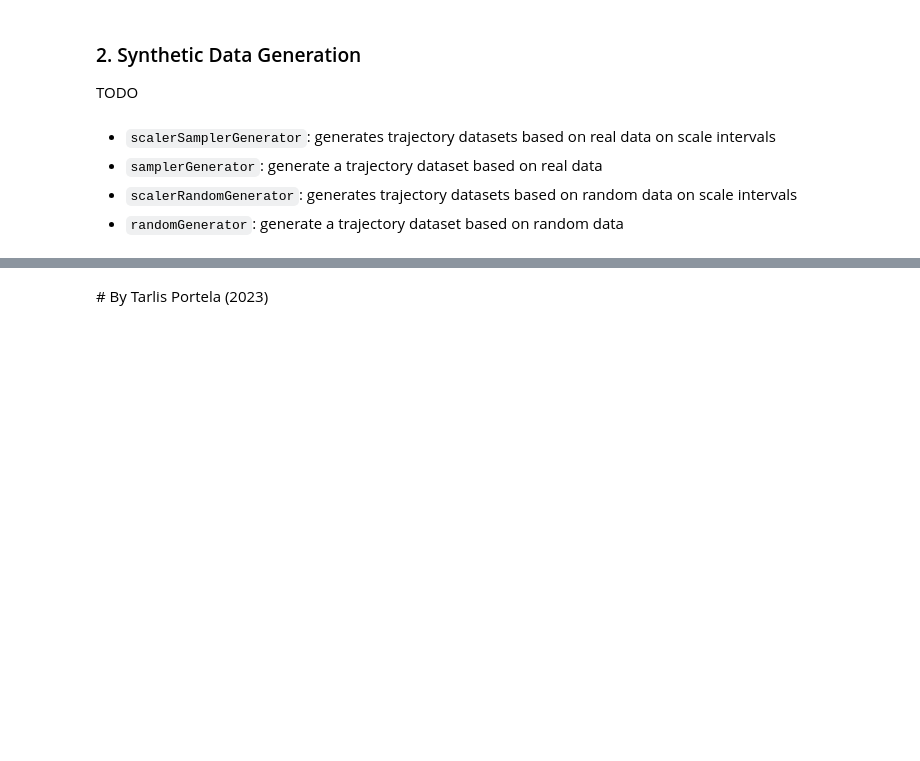
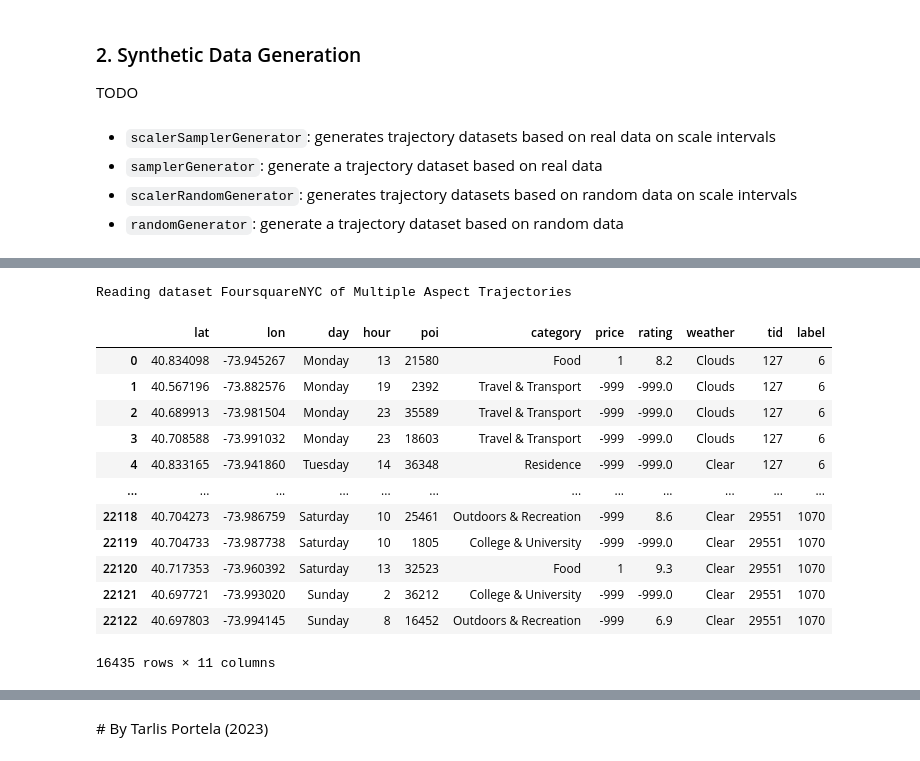
Before and after one commit to mat-analysis/mat-data, a Jupyter notebook: MAT-data-Tutorial.ipynb, the cells around one changed output, grey strips where cells are left out. Cells and saved outputs as stored; diff of their text form; code cells hidden in the pictures; blank space fills up the shorter version.

Commit message:
MAT-data: Data Preprocessing for Multiple Aspect Trajectory Data Mining

```diff
--- a/MAT-data-Tutorial.ipynb
+++ b/MAT-data-Tutorial.ipynb
@@ -105,0 +114,22 @@ from matdata.generator import *
+# %%
+from matdata.datasets import load_ds
+
+# dataset='mat.FoursquareNYC' => dafault
+
+df = load_ds(sample_size=0.25)
+df
+# %% [output]
+Reading dataset FoursquareNYC of Multiple Aspect Trajectories
+|  | lat | lon | day | hour | poi | category | price | rating | weather | tid | label |
+| 0 | 40.834098 | -73.945267 | Monday | 13 | 21580 | Food | 1 | 8.2 | Clouds | 127 | 6 |
+| 1 | 40.567196 | -73.882576 | Monday | 19 | 2392 | Travel & Transport | -999 | -999.0 | Clouds | 127 | 6 |
+| 2 | 40.689913 | -73.981504 | Monday | 23 | 35589 | Travel & Transport | -999 | -999.0 | Clouds | 127 | 6 |
+| 3 | 40.708588 | -73.991032 | Monday | 23 | 18603 | Travel & Transport | -999 | -999.0 | Clouds | 127 | 6 |
+| 4 | 40.833165 | -73.941860 | Tuesday | 14 | 36348 | Residence | -999 | -999.0 | Clear | 127 | 6 |
+| ... | ... | ... | ... | ... | ... | ... | ... | ... | ... | ... | ... |
+| 22118 | 40.704273 | -73.986759 | Saturday | 10 | 25461 | Outdoors & Recreation | -999 | 8.6 | Clear | 29551 | 1070 |
+| 22119 | 40.704733 | -73.987738 | Saturday | 10 | 1805 | College & University | -999 | -999.0 | Clear | 29551 | 1070 |
+| 22120 | 40.717353 | -73.960392 | Saturday | 13 | 32523 | Food | 1 | 9.3 | Clear | 29551 | 1070 |
+| 22121 | 40.697721 | -73.993020 | Sunday | 2 | 36212 | College & University | -999 | -999.0 | Clear | 29551 | 1070 |
+| 22122 | 40.697803 | -73.994145 | Sunday | 8 | 16452 | Outdoors & Recreation | -999 | 6.9 | Clear | 29551 | 1070 |
+16435 rows × 11 columns
```
Also changed, not shown: parts of 6 cells of this notebook, 2 other files.
